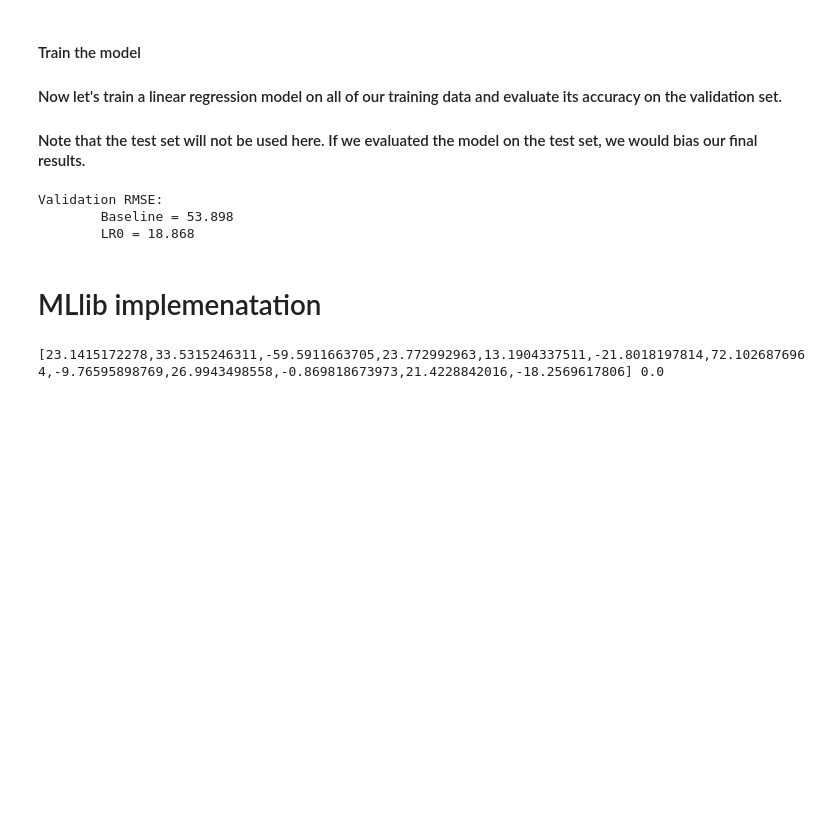
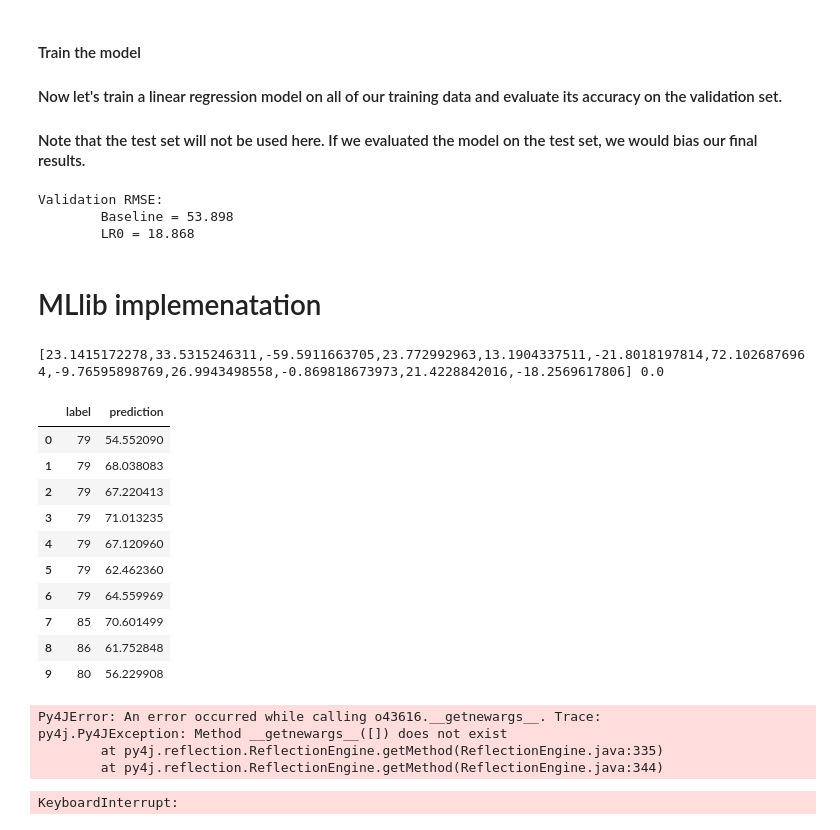
Before and after one commit to j-greer/distributed_ml_apache_spark-, a Jupyter notebook: Lab2.ipynb, the cells around one changed output. Drawn from its saved outputs; the diff is of its cells as text; code cells hidden in the pictures; blank space fills up the shorter version.

```diff
--- a/Lab2.ipynb
+++ b/Lab2.ipynb
@@ -182,3 +182,31 @@ intercept_LR1 = first_model.intercept
 print coeffs_LR1, intercept_LR1
 # %% [output]
 [23.1415172278,33.5315246311,-59.5911663705,23.772992963,13.1904337511,-21.8018197814,72.1026876964,-9.76595898769,26.9943498558,-0.869818673973,21.4228842016,-18.2569617806] 0.0
+# %%
+pred = first_model.transform(train_df)
+pred.select('label','prediction').toPandas().head(10)
+# %% [output]
+|  | label | prediction |
+| 0 | 79 | 54.552090 |
+| 1 | 79 | 68.038083 |
+| 2 | 79 | 67.220413 |
+| 3 | 79 | 71.013235 |
+| 4 | 79 | 67.120960 |
+| 5 | 79 | 62.462360 |
+| 6 | 79 | 64.559969 |
+| 7 | 85 | 70.601499 |
+| 8 | 86 | 61.752848 |
+| 9 | 80 | 56.229908 |
+# %%
+validation = first_model.transform(val_df).select('prediction','label')
+error = validation.map(lambda x: calc_RMSE(validation))
+error
+# %% [output]
+Py4JError: An error occurred while calling o43616.__getnewargs__. Trace:
+py4j.Py4JException: Method __getnewargs__([]) does not exist
+        at py4j.reflection.ReflectionEngine.getMethod(ReflectionEngine.java:335)
+        at py4j.reflection.ReflectionEngine.getMethod(ReflectionEngine.java:344)
+# %%
+evaluator.evaluate(validation)
+# %% [output]
+KeyboardInterrupt:
```
